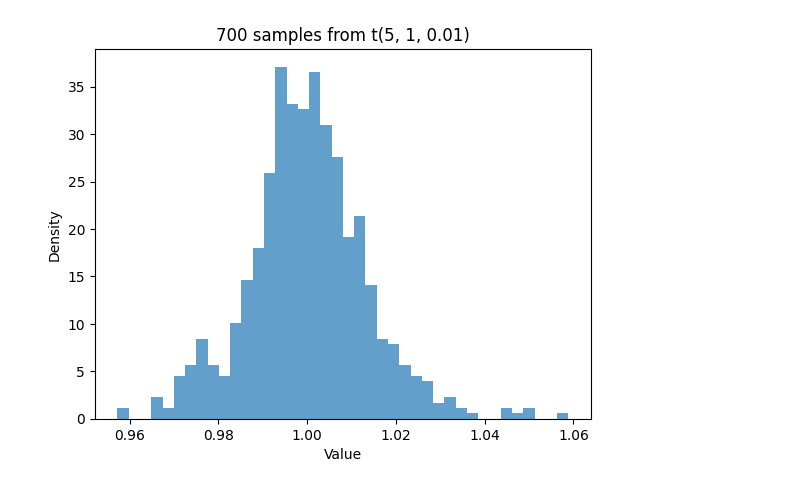
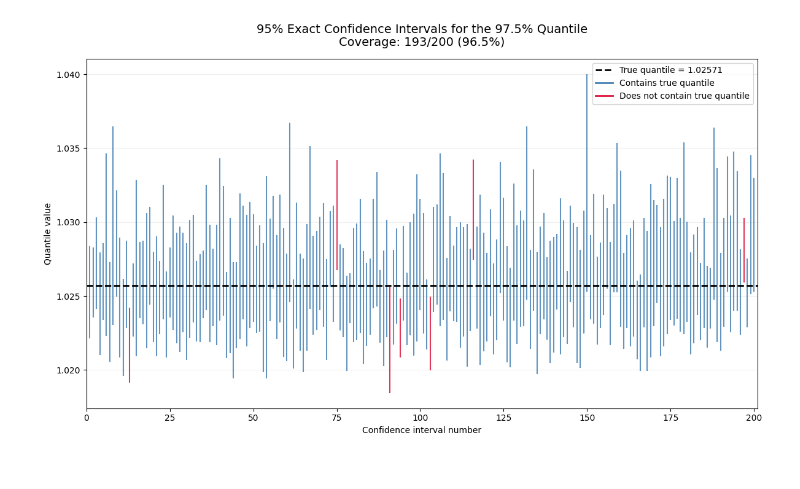
Before and after one commit to tom-fritzdorf/Risk-managment, a Jupyter notebook: Projekt1_Tom.ipynb, the cells around one changed output. Cells and saved outputs as stored; diff of their text form; code cells hidden in the pictures.

```diff
--- a/Projekt1_Tom.ipynb
+++ b/Projekt1_Tom.ipynb
@@ -14,13 +17,86 @@ n = 700
 #t-distribution
 
 np.random.seed(37)
-samples = t.rvs(df=nu, loc=mu, scale=sigma, size=n)
 
-#plot showing first 700 examples
+theta_true = t.ppf(p, df=nu, loc=mu, scale=sigma)
 
-plt.hist(samples, bins=40, density=True, alpha=0.7)
-plt.xlabel("Value")
-plt.ylabel("Density")
-plt.title("700 samples from t(5, 1, 0.01)")
+
+def confint(k):
+    x_lower_list = []
+    x_upper_list = []
+    for i in range(k):
+        x_samples = t.rvs(df=nu, loc=mu, scale=sigma, size=n)
+        x_sorted = np.sort(x_samples)
+
+        #Find the smallest index y where P(Y>y) > a
+        j1 = n - int(binom.ppf( (1+q)/2, n, 1-p ))
+        j2 = n - int(binom.ppf( (1-q)/2, n, 1-p ))
+
+        x_lower_list.append(x_sorted[j1-1])
+        x_upper_list.append(x_sorted[j2-1])
+
+
+    return x_lower_list, x_upper_list
+
+#question A1(a)
+x_lower_a, x_upper_a = confint(1)
+x_lower_a = float(x_lower_a[0])
+x_upper_a = float(x_upper_a[0])
+print("confidence interval:", x_lower_a, x_upper_a)
+
+k = 200
+x_lower_b, x_upper_b = confint(k)
+x_lower_b = np.array(x_lower_b)
+x_upper_b = np.array(x_upper_b)
+
+contains = (x_lower_b <= theta_true) & (theta_true <= x_upper_b)
+count = 0
+for c in contains:
+    if c == True:
+        count += 1
+    else:
+        pass
+
+print(f"True quantile: {theta_true}")
+print(f"Intervals containing the true quantile: {count}/{k}")
+print(f"Empirical coverage: {count/k:.3%}")
+
+fig, ax = plt.subplots(figsize=(12, 7))
+
+for i in range(k):
+    color = "steelblue" if contains[i] else "crimson"
+
+    ax.plot(
+        [i+1, i+1],
+        [x_lower_b[i], x_upper_b[i]],
+        color=color,
+        linewidth=1.5,
+        alpha=0.85
+    )
+
+# True quantile reference line
+ax.axhline(theta_true, color="black", linestyle="--",
+           linewidth=2, label=f"True quantile = {theta_true:.5f}")
+
+# Legend
+ax.plot([], [], color="steelblue", linewidth=2,
+        label="Contains true quantile")
+ax.plot([], [], color="crimson", linewidth=2,
+        label="Does not contain true quantile")
+
+ax.set_xlabel("Confidence interval number")
+ax.set_ylabel("Quantile value")
+ax.set_title(
+    f"95% Exact Confidence Intervals for the 97.5% Quantile\n"
+    f"Coverage: {count}/{k} ({count/k:.1%})",
+    fontsize=14,
+    pad=15
+)
+
+ax.set_xlim(0, k+1)
+ax.grid(axis="y", alpha=0.2)
+ax.legend(loc="best")
+
+plt.tight_layout()
 plt.show()
 # %% [output]
@@ -27 +107 @@ plt.show()
-[figure, old version]
+[figure, new version]
```
Also changed, not shown: parts of 4 cells of this notebook.
